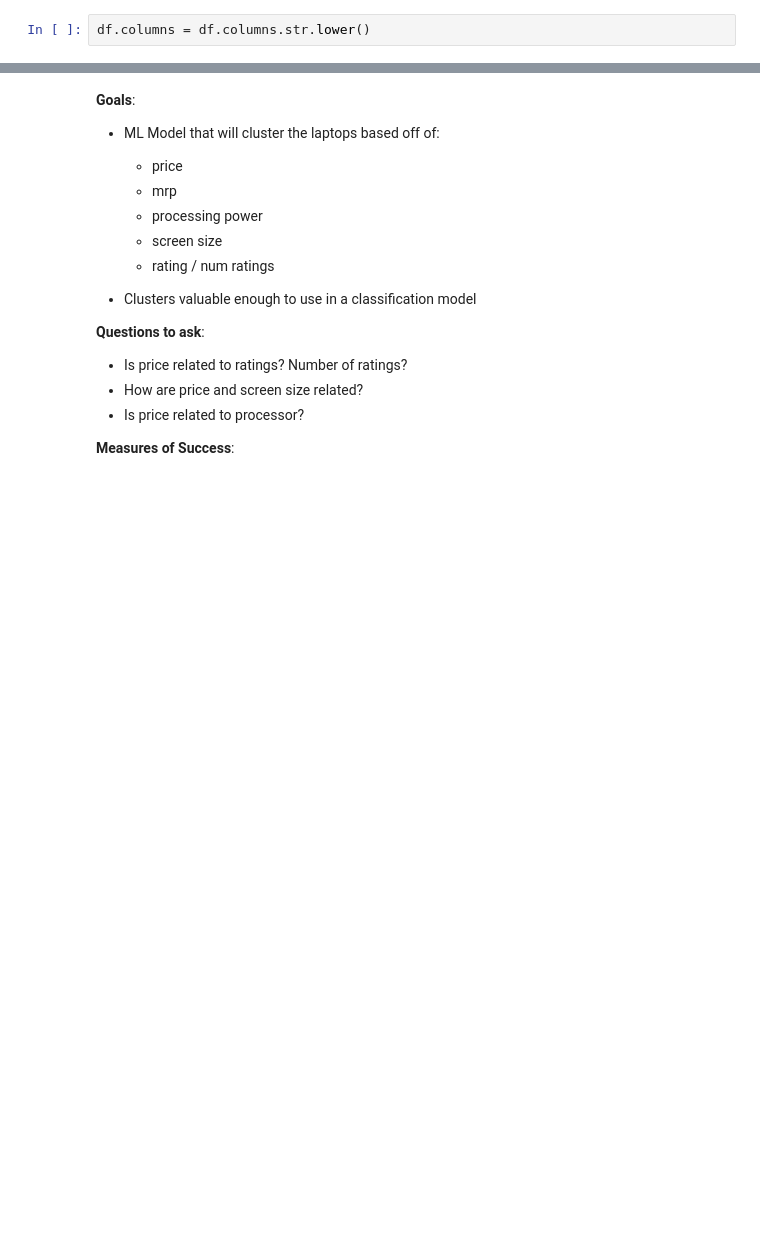
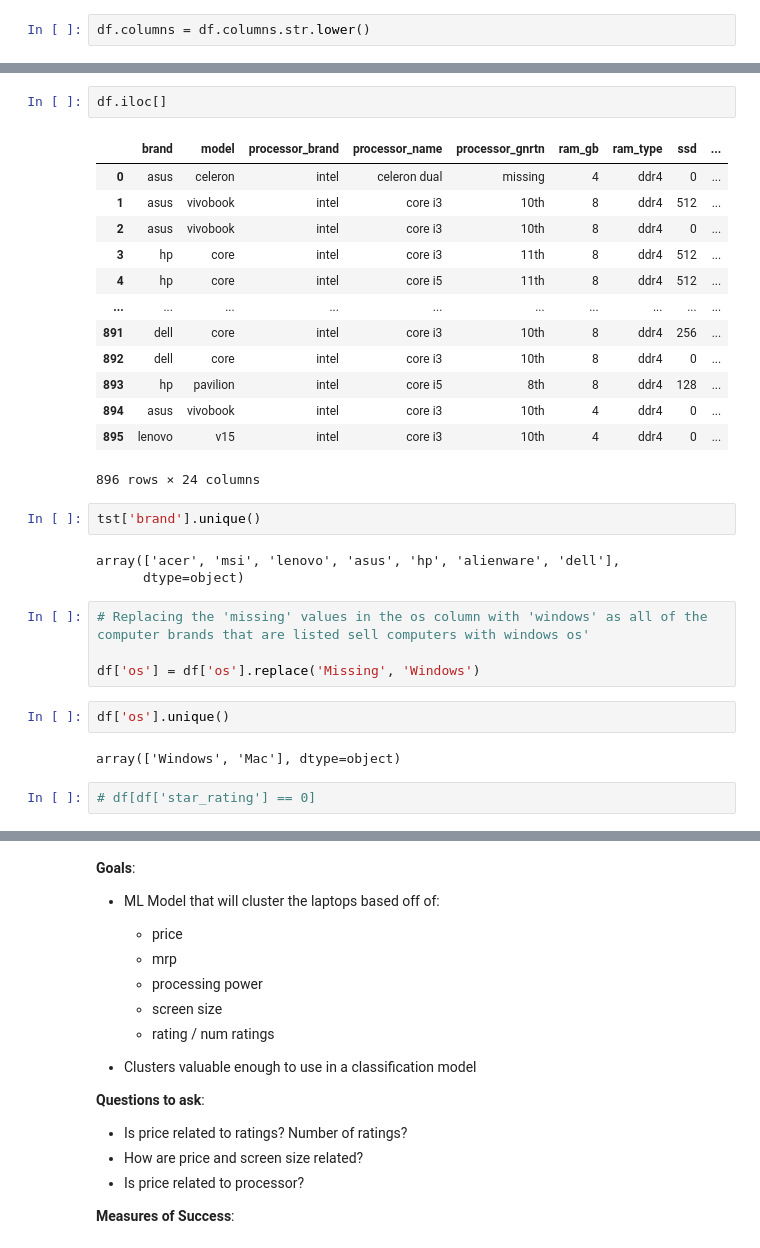
Before and after one commit to laptop-project/data, a Jupyter notebook: shawn_workbook.ipynb, the cells around one changed output, grey strips where cells are left out. Cells and saved outputs as stored; diff of their text form; blank space fills up the shorter version.

```diff
--- a/shawn_workbook.ipynb
+++ b/shawn_workbook.ipynb
@@ -93,0 +161,31 @@ for col in col_to_lower:
+# %%
+df.iloc[]
+# %% [output]
+|  | brand | model | processor_brand | processor_name | processor_gnrtn | ram_gb | ram_type | ssd | ... |
+| 0 | asus | celeron | intel | celeron dual | missing | 4 | ddr4 | 0 | ... |
+| 1 | asus | vivobook | intel | core i3 | 10th | 8 | ddr4 | 512 | ... |
+| 2 | asus | vivobook | intel | core i3 | 10th | 8 | ddr4 | 0 | ... |
+| 3 | hp | core | intel | core i3 | 11th | 8 | ddr4 | 512 | ... |
+| 4 | hp | core | intel | core i5 | 11th | 8 | ddr4 | 512 | ... |
+| ... | ... | ... | ... | ... | ... | ... | ... | ... | ... |
+| 891 | dell | core | intel | core i3 | 10th | 8 | ddr4 | 256 | ... |
+| 892 | dell | core | intel | core i3 | 10th | 8 | ddr4 | 0 | ... |
+| 893 | hp | pavilion | intel | core i5 | 8th | 8 | ddr4 | 128 | ... |
+| 894 | asus | vivobook | intel | core i3 | 10th | 4 | ddr4 | 0 | ... |
+| 895 | lenovo | v15 | intel | core i3 | 10th | 4 | ddr4 | 0 | ... |
+896 rows × 24 columns
+# %%
+tst['brand'].unique()
+# %% [output]
+array(['acer', 'msi', 'lenovo', 'asus', 'hp', 'alienware', 'dell'],
+      dtype=object)
+# %%
+# Replacing the 'missing' values in the os column with 'windows' as all of the computer brands that are listed sell computers with windows os'
+
+df['os'] = df['os'].replace('Missing', 'Windows')
+# %%
+df['os'].unique()
+# %% [output]
+array(['Windows', 'Mac'], dtype=object)
+# %%
+# df[df['star_rating'] == 0]
```
Also changed, not shown: parts of 19 cells of this notebook, 1 other file.
